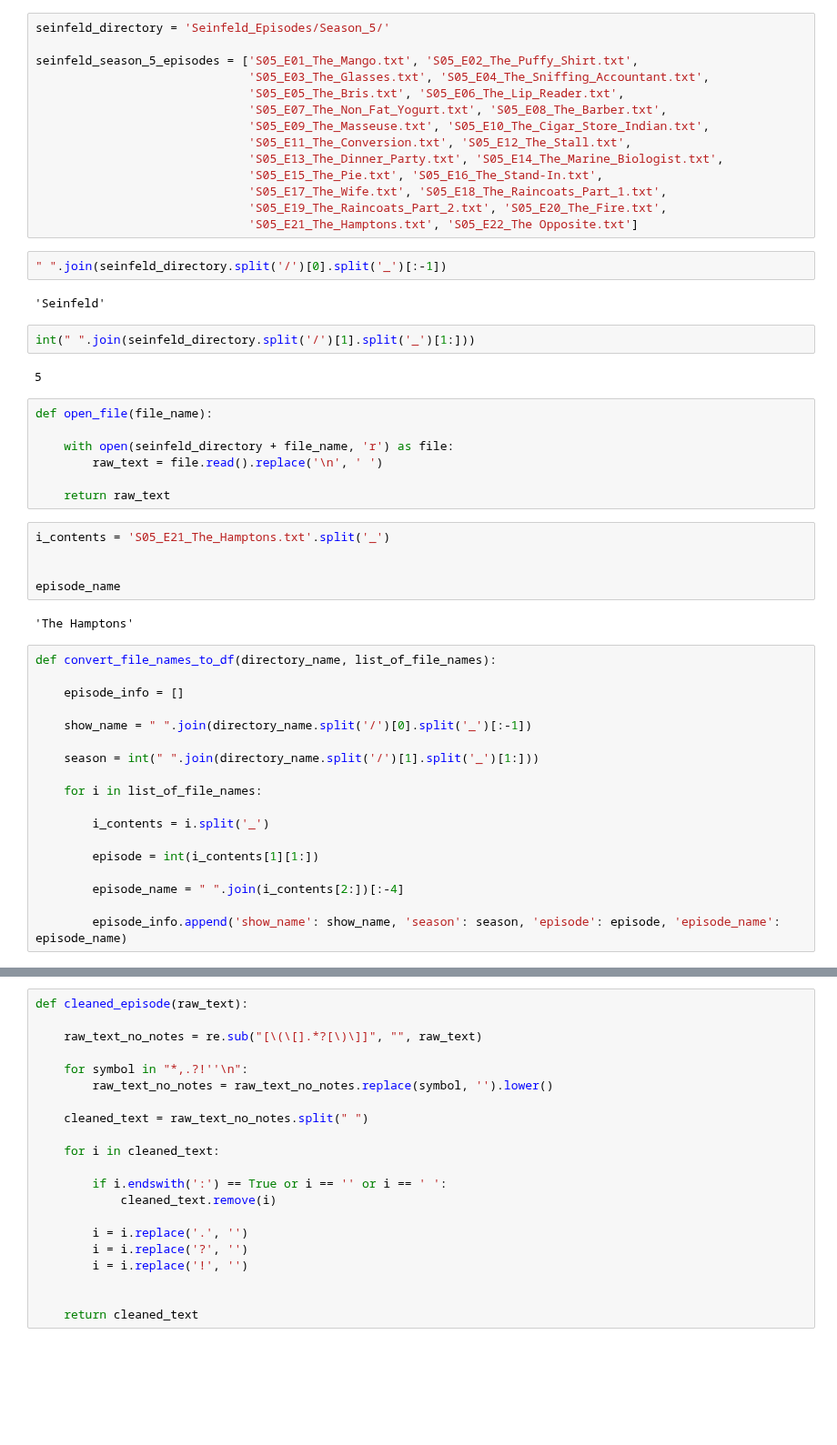
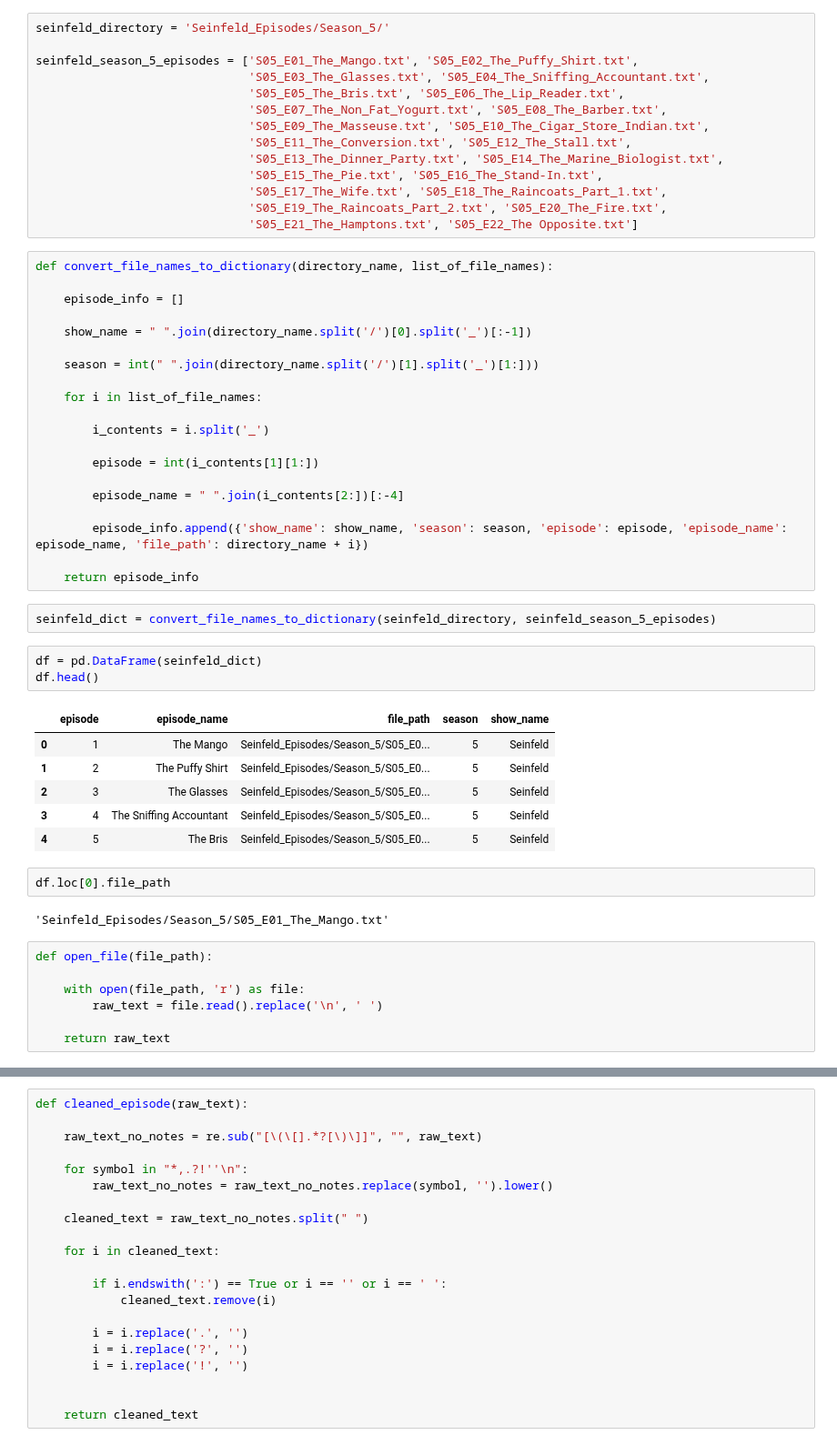
Before and after one commit to amitrani6/nlp-overview, a Jupyter notebook: word_vectorization.ipynb, the cells around one changed output, grey strips where cells are left out. Shown at 91% size. Saved outputs shown, nothing was run; the diff lists cells and outputs as text; blank space fills up the shorter version.

```diff
--- a/word_vectorization.ipynb
+++ b/word_vectorization.ipynb
@@ -31,43 +28,46 @@ seinfeld_season_5_episodes = ['S05_E01_The_Mango.txt', 'S05_E02_The_Puffy_Shirt.
                               'S05_E17_The_Wife.txt', 'S05_E18_The_Raincoats_Part_1.txt',
                               'S05_E19_The_Raincoats_Part_2.txt', 'S05_E20_The_Fire.txt',
                               'S05_E21_The_Hamptons.txt', 'S05_E22_The Opposite.txt']
-# %%
-" ".join(seinfeld_directory.split('/')[0].split('_')[:-1])
-# %% [output]
-'Seinfeld'
-# %%
-int(" ".join(seinfeld_directory.split('/')[1].split('_')[1:]))
-# %% [output]
-5
+# %%
+def convert_file_names_to_dictionary(directory_name, list_of_file_names):
+
+    episode_info = []
+
+    show_name = " ".join(directory_name.split('/')[0].split('_')[:-1])
+
+    season = int(" ".join(directory_name.split('/')[1].split('_')[1:]))
+
+    for i in list_of_file_names:
+
+        i_contents = i.split('_')
+
+        episode = int(i_contents[1][1:])
+
+        episode_name = " ".join(i_contents[2:])[:-4]
+
+        episode_info.append({'show_name': show_name, 'season': season, 'episode': episode, 'episode_name': episode_name, 'file_path': directory_name + i})
+
+    return episode_info
+# %%
+seinfeld_dict = convert_file_names_to_dictionary(seinfeld_directory, seinfeld_season_5_episodes)
+# %%
+df = pd.DataFrame(seinfeld_dict)
+df.head()
+# %% [output]
+|  | episode | episode_name | file_path | season | show_name |
+| 0 | 1 | The Mango | Seinfeld_Episodes/Season_5/S05_E0... | 5 | Seinfeld |
+| 1 | 2 | The Puffy Shirt | Seinfeld_Episodes/Season_5/S05_E0... | 5 | Seinfeld |
+| 2 | 3 | The Glasses | Seinfeld_Episodes/Season_5/S05_E0... | 5 | Seinfeld |
+| 3 | 4 | The Sniffing Accountant | Seinfeld_Episodes/Season_5/S05_E0... | 5 | Seinfeld |
+| 4 | 5 | The Bris | Seinfeld_Episodes/Season_5/S05_E0... | 5 | Seinfeld |
+# %%
+df.loc[0].file_path
+# %% [output]
+'Seinfeld_Episodes/Season_5/S05_E01_The_Mango.txt'
 # %%
-def open_file(file_name):
+def open_file(file_path):
 
-    with open(seinfeld_directory + file_name, 'r') as file:
+    with open(file_path, 'r') as file:
         raw_text = file.read().replace('\n', ' ')
 
     return raw_text
-# %%
-i_contents = 'S05_E21_The_Hamptons.txt'.split('_')
-
-
-episode_name
-# %% [output]
-'The Hamptons'
-# %%
-def convert_file_names_to_df(directory_name, list_of_file_names):
-
-    episode_info = []
-
-    show_name = " ".join(directory_name.split('/')[0].split('_')[:-1])
-
-    season = int(" ".join(directory_name.split('/')[1].split('_')[1:]))
-
-    for i in list_of_file_names:
-
-        i_contents = i.split('_')
-
-        episode = int(i_contents[1][1:])
-
-        episode_name = " ".join(i_contents[2:])[:-4]
-
-        episode_info.append('show_name': show_name, 'season': season, 'episode': episode, 'episode_name': episode_name)
```
Also changed, not shown: parts of 12 cells of this notebook.
